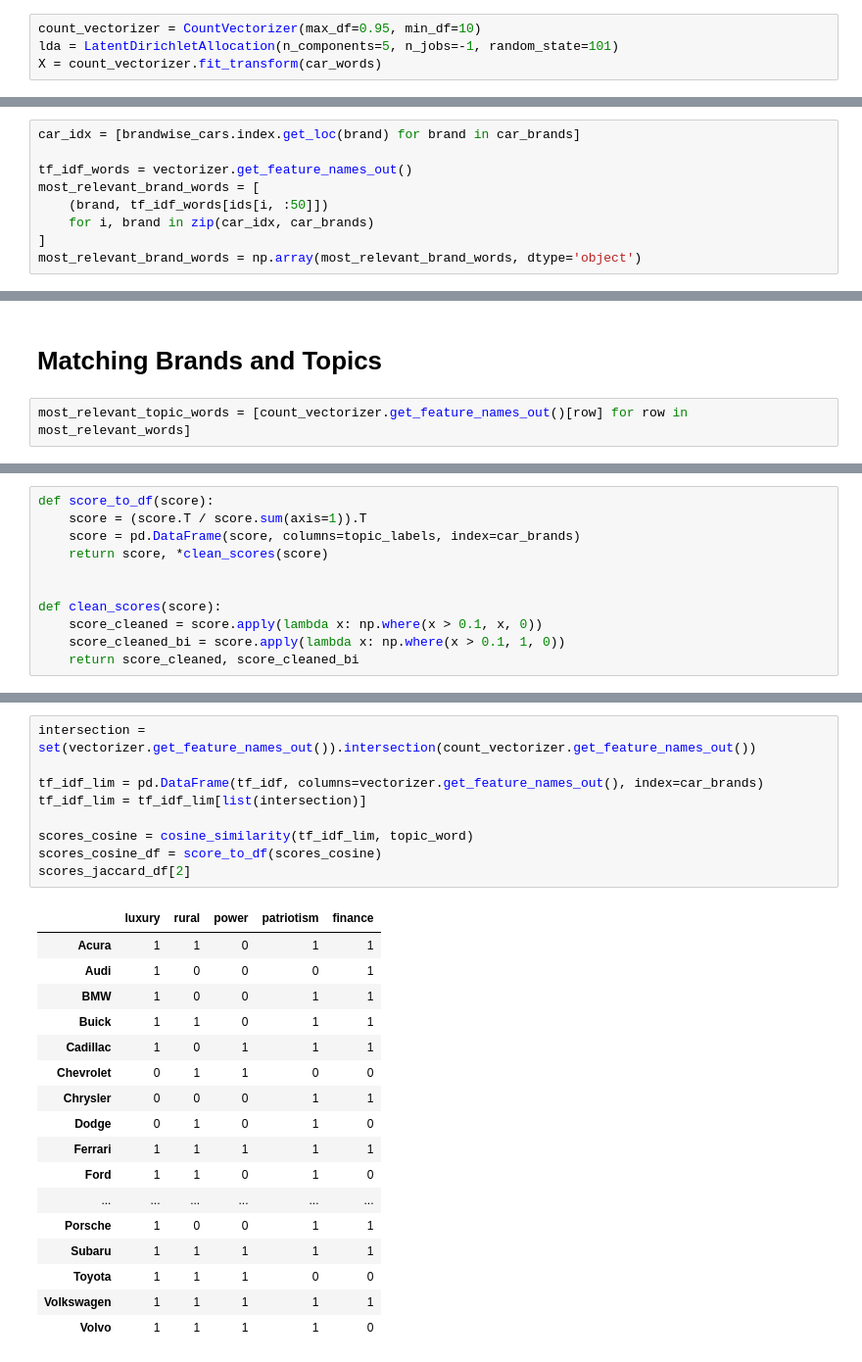
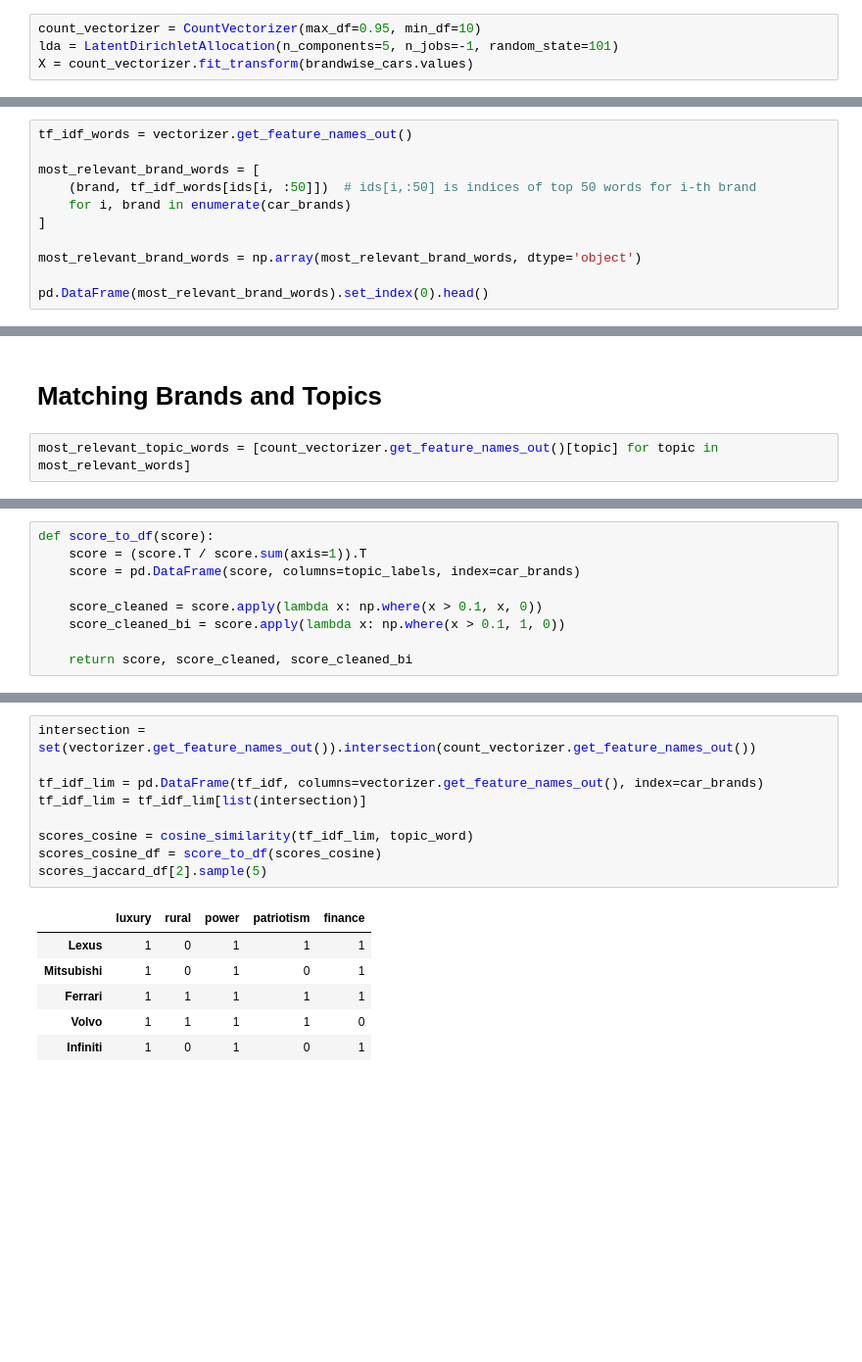
Before and after one commit to Chelovek2002/pechenye-Yubileynoye, a Jupyter notebook: source/get_score_topic_brand.ipynb, the cells around one changed output, grey strips where cells are left out. Shown: that part at 98% size. Saved outputs shown, nothing was run; the diff lists cells and outputs as text; blank space fills up the shorter version.

```diff
--- a/source/get_score_topic_brand.ipynb
+++ b/source/get_score_topic_brand.ipynb
@@ -30,5 +39,5 @@ car_words = brandwise_cars.values
 # %%
 count_vectorizer = CountVectorizer(max_df=0.95, min_df=10)
 lda = LatentDirichletAllocation(n_components=5, n_jobs=-1, random_state=101)
-X = count_vectorizer.fit_transform(car_words)
+X = count_vectorizer.fit_transform(brandwise_cars.values)
 # %%
@@ -66,11 +76,13 @@ vectorizer = TfidfVectorizer(max_df=0.95, min_df=0.05)
 tf_idf = np.array(vectorizer.fit_transform(brandwise_cars.values).todense())
 ids = np.flip(tf_idf.argsort(axis=1), axis=1)
 # %%
-car_idx = [brandwise_cars.index.get_loc(brand) for brand in car_brands]
+tf_idf_words = vectorizer.get_feature_names_out()
 
-tf_idf_words = vectorizer.get_feature_names_out()
 most_relevant_brand_words = [
-    (brand, tf_idf_words[ids[i, :50]])
-    for i, brand in zip(car_idx, car_brands)
+    (brand, tf_idf_words[ids[i, :50]])  # ids[i,:50] is indices of top 50 words for i-th brand
+    for i, brand in enumerate(car_brands)
 ]
+
 most_relevant_brand_words = np.array(most_relevant_brand_words, dtype='object')
+
+pd.DataFrame(most_relevant_brand_words).set_index(0).head()
@@ -90,4 +121,4 @@ That's lenghts of clouds. So 50 is at most 10% in one case almost 20%. Is it too
 # %% [markdown]
 # Matching Brands and Topics
 # %%
-most_relevant_topic_words = [count_vectorizer.get_feature_names_out()[row] for row in most_relevant_words]
+most_relevant_topic_words = [count_vectorizer.get_feature_names_out()[topic] for topic in most_relevant_words]
@@ -95,10 +133,8 @@ most_relevant_topic_words = [count_vectorizer.get_feature_names_out()[row] for r
 def score_to_df(score):
     score = (score.T / score.sum(axis=1)).T
     score = pd.DataFrame(score, columns=topic_labels, index=car_brands)
-    return score, *clean_scores(score)
 
-
-def clean_scores(score):
     score_cleaned = score.apply(lambda x: np.where(x > 0.1, x, 0))
     score_cleaned_bi = score.apply(lambda x: np.where(x > 0.1, 1, 0))
-    return score_cleaned, score_cleaned_bi
+
+    return score, score_cleaned, score_cleaned_bi
@@ -141,27 +169,16 @@ scores_jaccard_df[2]
 # %%
 intersection = set(vectorizer.get_feature_names_out()).intersection(count_vectorizer.get_feature_names_out())
 
 tf_idf_lim = pd.DataFrame(tf_idf, columns=vectorizer.get_feature_names_out(), index=car_brands)
 tf_idf_lim = tf_idf_lim[list(intersection)]
 
 scores_cosine = cosine_similarity(tf_idf_lim, topic_word)
 scores_cosine_df = score_to_df(scores_cosine)
-scores_jaccard_df[2]
+scores_jaccard_df[2].sample(5)
 # %% [output]
 |  | luxury | rural | power | patriotism | finance |
-| Acura | 1 | 1 | 0 | 1 | 1 |
-| Audi | 1 | 0 | 0 | 0 | 1 |
-| BMW | 1 | 0 | 0 | 1 | 1 |
-| Buick | 1 | 1 | 0 | 1 | 1 |
-| Cadillac | 1 | 0 | 1 | 1 | 1 |
-| Chevrolet | 0 | 1 | 1 | 0 | 0 |
-| Chrysler | 0 | 0 | 0 | 1 | 1 |
-| Dodge | 0 | 1 | 0 | 1 | 0 |
+| Lexus | 1 | 0 | 1 | 1 | 1 |
+| Mitsubishi | 1 | 0 | 1 | 0 | 1 |
 | Ferrari | 1 | 1 | 1 | 1 | 1 |
-| Ford | 1 | 1 | 0 | 1 | 0 |
-| ... | ... | ... | ... | ... | ... |
-| Porsche | 1 | 0 | 0 | 1 | 1 |
-| Subaru | 1 | 1 | 1 | 1 | 1 |
-| Toyota | 1 | 1 | 1 | 0 | 0 |
-| Volkswagen | 1 | 1 | 1 | 1 | 1 |
 | Volvo | 1 | 1 | 1 | 1 | 0 |
+| Infiniti | 1 | 0 | 1 | 0 | 1 |
```
Also changed, not shown: parts of 27 cells of this notebook.
